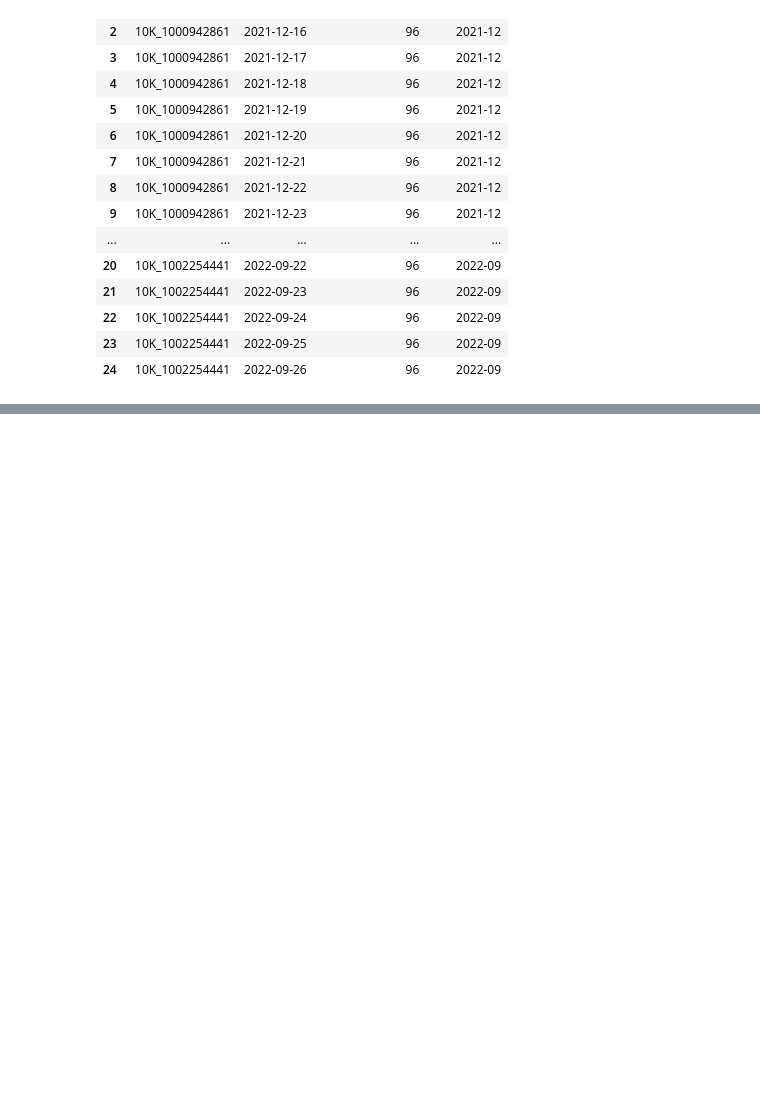
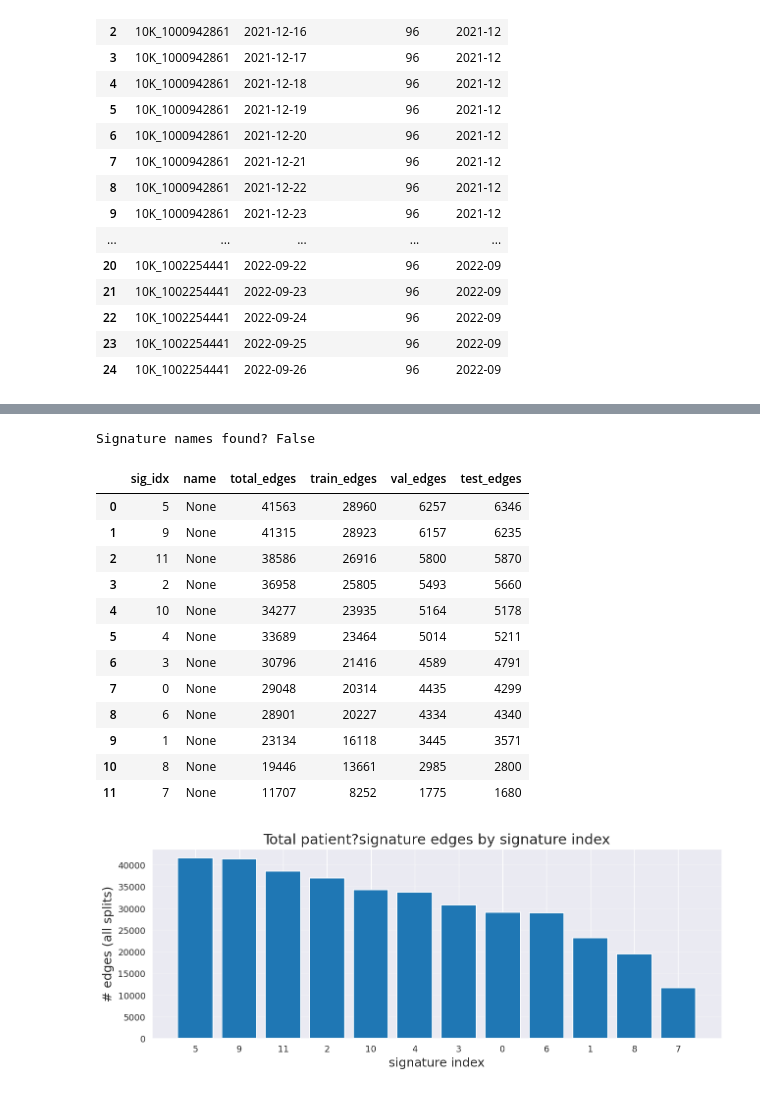
Before and after one commit to gavrielhan/MSc_Thesis, a Jupyter notebook: analysis_sleep_cgm.ipynb, the cells around one changed output, grey strips where cells are left out. Cells and saved outputs as stored; diff of their text form; code cells hidden in the pictures; blank space fills up the shorter version.

```diff
--- a/analysis_sleep_cgm.ipynb
+++ b/analysis_sleep_cgm.ipynb
@@ -1252,0 +1724,63 @@ numpy.ndarray
+# %%
+import numpy as np
+import pandas as pd
+import matplotlib.pyplot as plt
+
+# 1) Try to read signature names from one representative graph
+g0 = train_graphs[0] if len(train_graphs) else (val_graphs[0] if len(val_graphs) else test_graphs[0])
+sig_names = _extract_sig_names_if_any(g0)
+print("Signature names found?" , bool(sig_names))
+if sig_names:
+    for i, n in enumerate(sig_names):
+        print(f"{i:2d}: {n}")
+
+# 2) Count patient?signature edges for every signature index across *all* graphs
+num_sig = int(g0['signature'].num_nodes)  # assumes fixed across graphs
+rows = []
+for i in range(num_sig):
+    total = 0
+    total_tr = total_va = total_te = 0
+    # all graphs
+    for g, sp in all_graphs:
+        c = _edge_count_to_signature_idx(g, ("patient","to","signature"), i)
+        total += c
+        if sp == "train": total_tr += c
+        elif sp == "val": total_va += c
+        else: total_te += c
+    rows.append({
+        "sig_idx": i,
+        "name": (sig_names[i] if sig_names and i < len(sig_names) else None),
+        "total_edges": total,
+        "train_edges": total_tr,
+        "val_edges": total_va,
+        "test_edges": total_te
+    })
+
+df_sig = pd.DataFrame(rows).sort_values("total_edges", ascending=False).reset_index(drop=True)
+display(df_sig.head(12))
+
+# 3) Quick bar plot to visualize which signature dominates
+plt.figure(figsize=(10,4), dpi=130)
+plt.bar(df_sig["sig_idx"].astype(str), df_sig["total_edges"])
+plt.title("Total patient?signature edges by signature index", fontsize=16)
+plt.xlabel("signature index", fontsize=14)
+plt.ylabel("# edges (all splits)", fontsize=14)
+plt.grid(axis="y", alpha=0.3)
+plt.tight_layout()
+plt.show()
+# %% [output]
+Signature names found? False
+|  | sig_idx | name | total_edges | train_edges | val_edges | test_edges |
+| 0 | 5 | None | 41563 | 28960 | 6257 | 6346 |
+| 1 | 9 | None | 41315 | 28923 | 6157 | 6235 |
+| 2 | 11 | None | 38586 | 26916 | 5800 | 5870 |
+| 3 | 2 | None | 36958 | 25805 | 5493 | 5660 |
+| 4 | 10 | None | 34277 | 23935 | 5164 | 5178 |
+| 5 | 4 | None | 33689 | 23464 | 5014 | 5211 |
+| 6 | 3 | None | 30796 | 21416 | 4589 | 4791 |
+| 7 | 0 | None | 29048 | 20314 | 4435 | 4299 |
+| 8 | 6 | None | 28901 | 20227 | 4334 | 4340 |
+| 9 | 1 | None | 23134 | 16118 | 3445 | 3571 |
+| 10 | 8 | None | 19446 | 13661 | 2985 | 2800 |
+| 11 | 7 | None | 11707 | 8252 | 1775 | 1680 |
+[figure, added]
```
Also changed, not shown: parts of 15 cells of this notebook.
